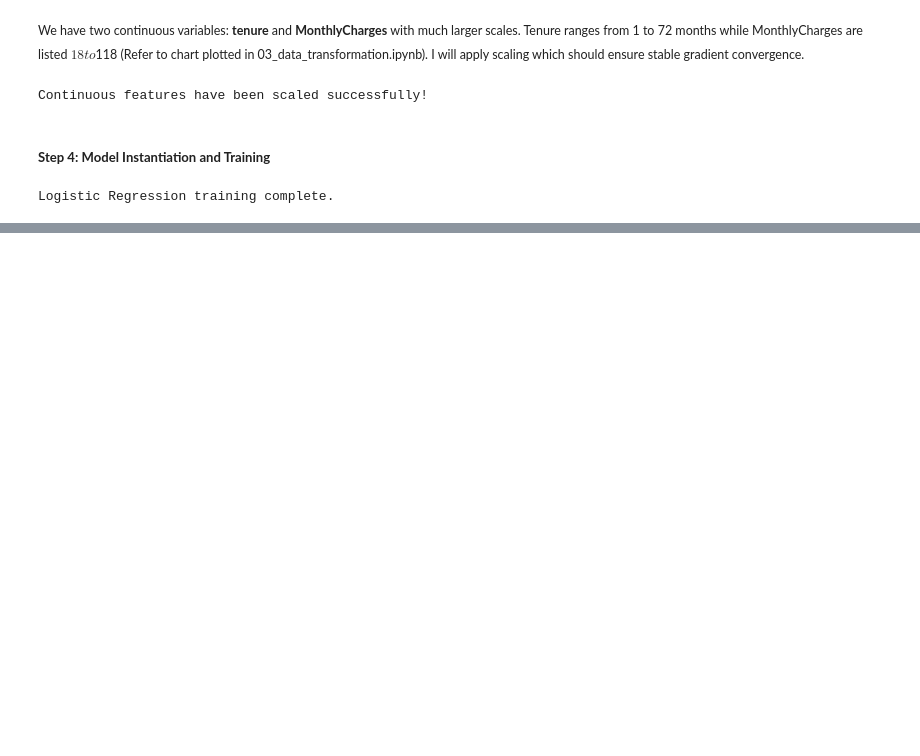
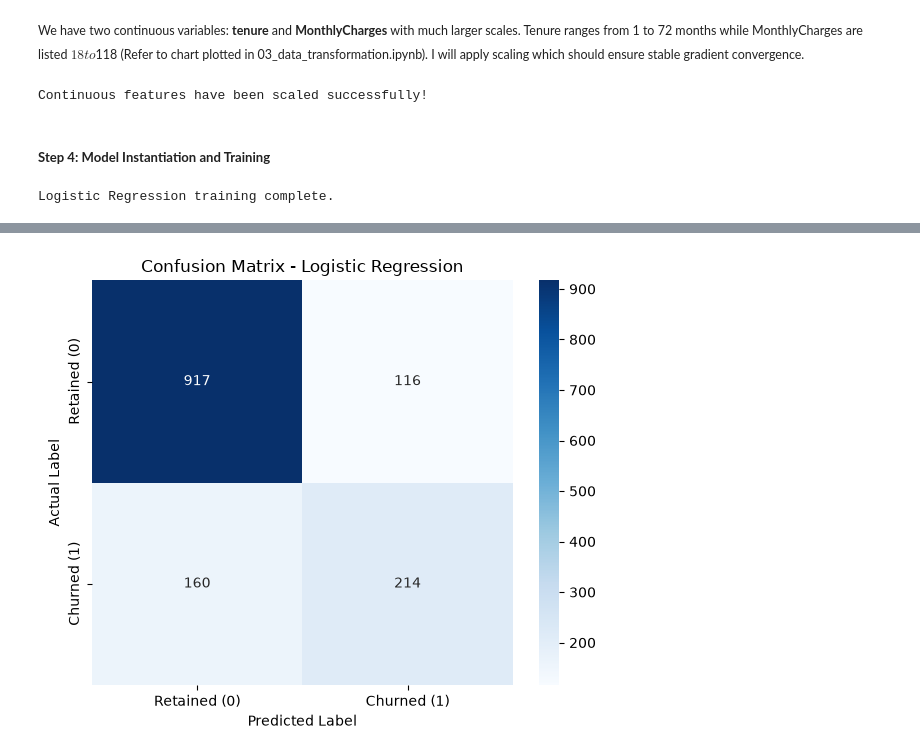
Before and after one commit to Joyy-cloud/TelecomChurning, a Jupyter notebook: 04_predictive_modelling.ipynb, the cells around one changed output, grey strips where cells are left out. Cells and saved outputs as stored; diff of their text form; code cells hidden in the pictures; blank space fills up the shorter version.

Commit message:
Logistic Regression carried out and Confusion Matrix plotted

```diff
--- a/04_predictive_modelling.ipynb
+++ b/04_predictive_modelling.ipynb
@@ -197,0 +202,14 @@ Logistic Regression training complete.
+# %%
+# Predict discrete classes (0 or 1) using default 0.5 threshold
+y_pred = log_reg.predict(X_test_scaled)
+
+# Predict probabilities for the positive class (Churn = 1)
+y_proba = log_reg.predict_proba(X_test_scaled)[:, 1]
+
+# Display first 5 test samples with probabilities
+preview = pd.DataFrame({
+    'Actual': y_test.iloc[:5].values,
+    'Predicted_Class': y_pred[:5],
+    'Churn_Probability': np.round(y_proba[:5], 4)
+})
+print(preview)
@@ -197,0 +258,16 @@ Logistic Regression training complete.
+# %%
+# Generate confusion matrix
+cm = confusion_matrix(y_test, y_pred)
+
+# Plot confusion matrix
+plt.figure(figsize=(6, 5))
+sns.heatmap(cm, annot=True, fmt='d', cmap='Blues',
+            xticklabels=['Retained (0)', 'Churned (1)'],
+            yticklabels=['Retained (0)', 'Churned (1)'])
+plt.xlabel('Predicted Label')
+plt.ylabel('Actual Label')
+plt.title('Confusion Matrix - Logistic Regression')
+plt.tight_layout()
+plt.show()
+# %% [output]
+[figure, added]
```
Also changed, not shown: parts of 7 cells of this notebook.
